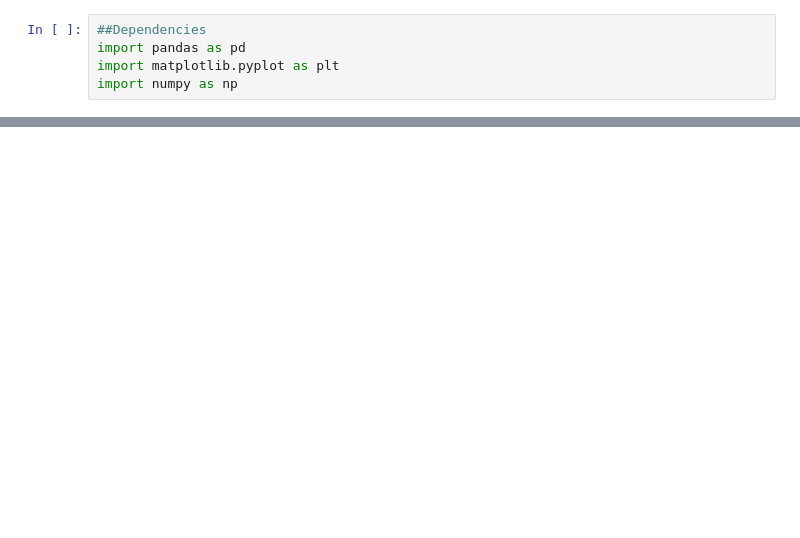
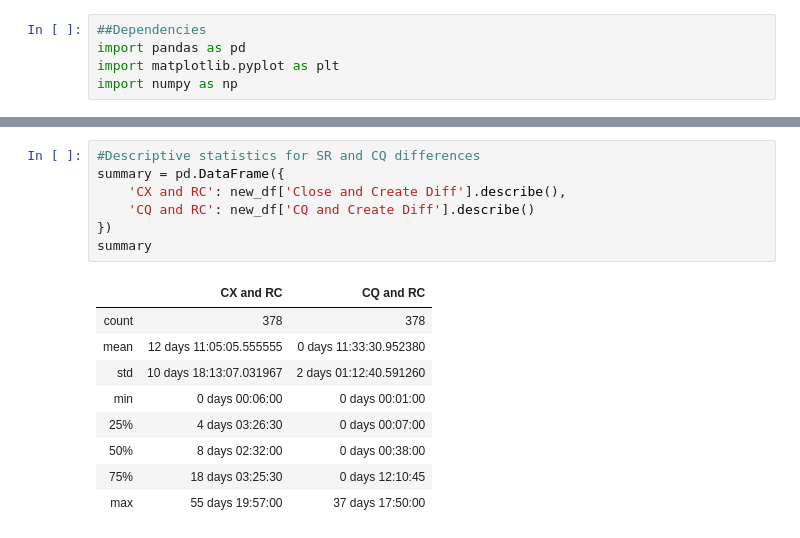
Before and after one commit to jaime030690/ECT_Report_Analysis, a Jupyter notebook: data_samples.ipynb, the cells around one changed output, grey strips where cells are left out. Cells and saved outputs as stored; diff of their text form; blank space fills up the shorter version.

```diff
--- a/data_samples.ipynb
+++ b/data_samples.ipynb
@@ -72,0 +74,17 @@ Name: CQ and Create Diff, dtype: object
+# %%
+#Descriptive statistics for SR and CQ differences
+summary = pd.DataFrame({
+    'CX and RC': new_df['Close and Create Diff'].describe(),
+    'CQ and RC': new_df['CQ and Create Diff'].describe()
+})
+summary
+# %% [output]
+|  | CX and RC | CQ and RC |
+| count | 378 | 378 |
+| mean | 12 days 11:05:05.555555 | 0 days 11:33:30.952380 |
+| std | 10 days 18:13:07.031967 | 2 days 01:12:40.591260 |
+| min | 0 days 00:06:00 | 0 days 00:01:00 |
+| 25% | 4 days 03:26:30 | 0 days 00:07:00 |
+| 50% | 8 days 02:32:00 | 0 days 00:38:00 |
+| 75% | 18 days 03:25:30 | 0 days 12:10:45 |
+| max | 55 days 19:57:00 | 37 days 17:50:00 |
```
Also changed, not shown: parts of 7 cells of this notebook, 3 other files.
